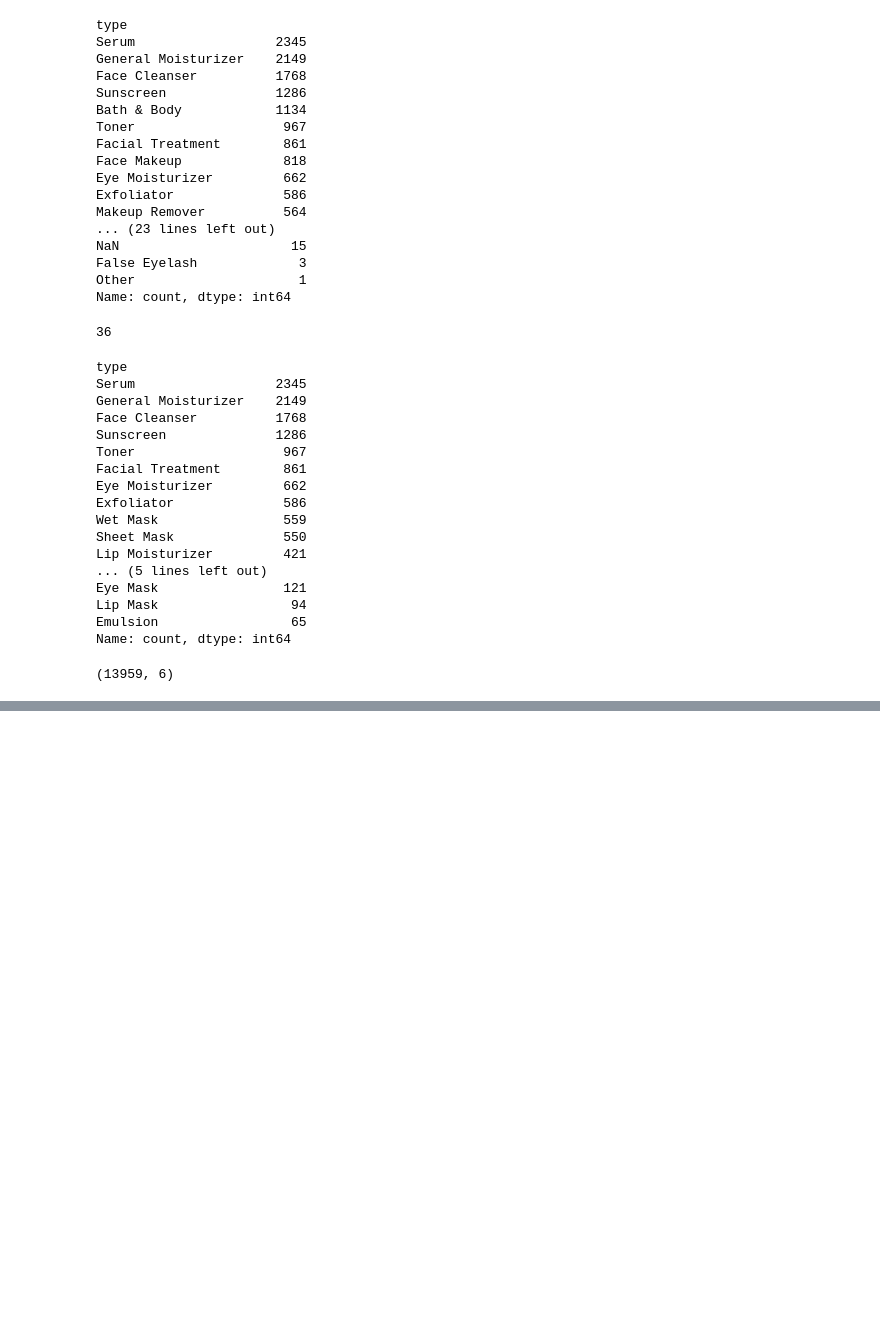
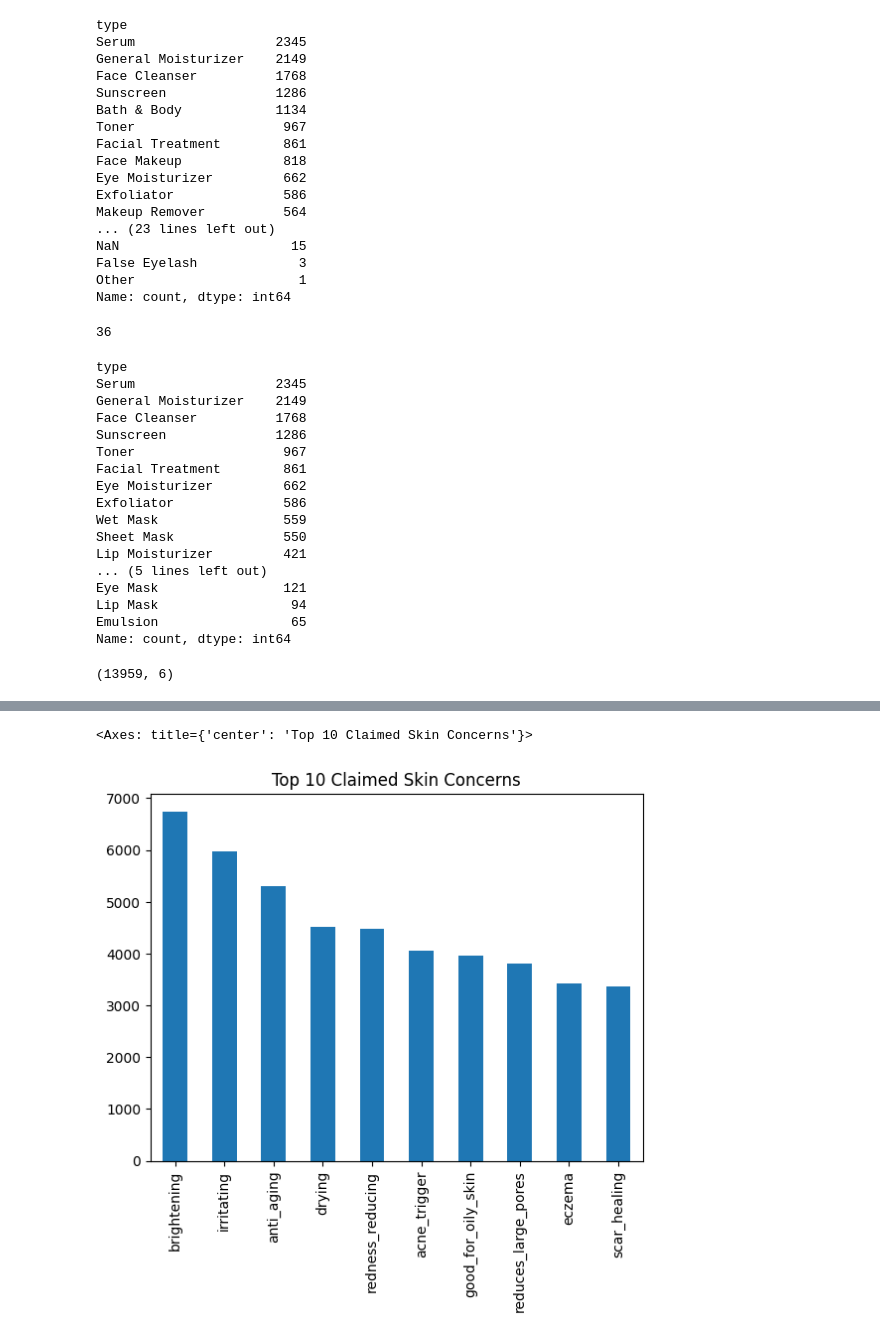
Before and after one commit to BluezConcepts/skingen-content-based-recommender, a Jupyter notebook: notebooks/01_product_data_eda_and_cleaning.ipynb, the cells around one changed output, grey strips where cells are left out. Saved outputs shown, nothing was run; the diff lists cells and outputs as text; code cells hidden in the pictures; blank space fills up the shorter version.

Commit message:
full EDA product data + fixed + parquet for ingredient list parsing

```diff
--- a/notebooks/01_product_data_eda_and_cleaning.ipynb
+++ b/notebooks/01_product_data_eda_and_cleaning.ipynb
@@ -359,0 +281,12 @@ TypeError: 'float' object is not iterable
+# %%
+def clean_claimed_concerns(concerns):
+    if not isinstance(concerns, list):
+        return concerns
+
+    cleaned = []
+    for c in concerns:
+        cleaned.append(c.strip())
+
+    return cleaned
+# %%
+df["claimed_concerns"] = df["claimed_concerns"].apply(clean_claimed_concerns)
@@ -359,0 +304,11 @@ TypeError: 'float' object is not iterable
+# %%
+all_claimed_concerns = []
+
+for concerns in df["claimed_concerns"]:
+    if isinstance(concerns, list):
+        for c in concerns:
+            all_claimed_concerns.append(c)
+# %%
+claimed_concern_counts = pd.Series(all_claimed_concerns).value_counts()
+
+claimed_concern_counts.head(10)
@@ -359,0 +327,8 @@ TypeError: 'float' object is not iterable
+# %%
+claimed_concern_counts.head(10).plot(
+    kind="bar",
+    title="Top 10 Claimed Skin Concerns"
+)
+# %% [output]
+<Axes: title={'center': 'Top 10 Claimed Skin Concerns'}>
+[figure, added]
```
Also changed, not shown: parts of 96 cells of this notebook, 6 other files.
